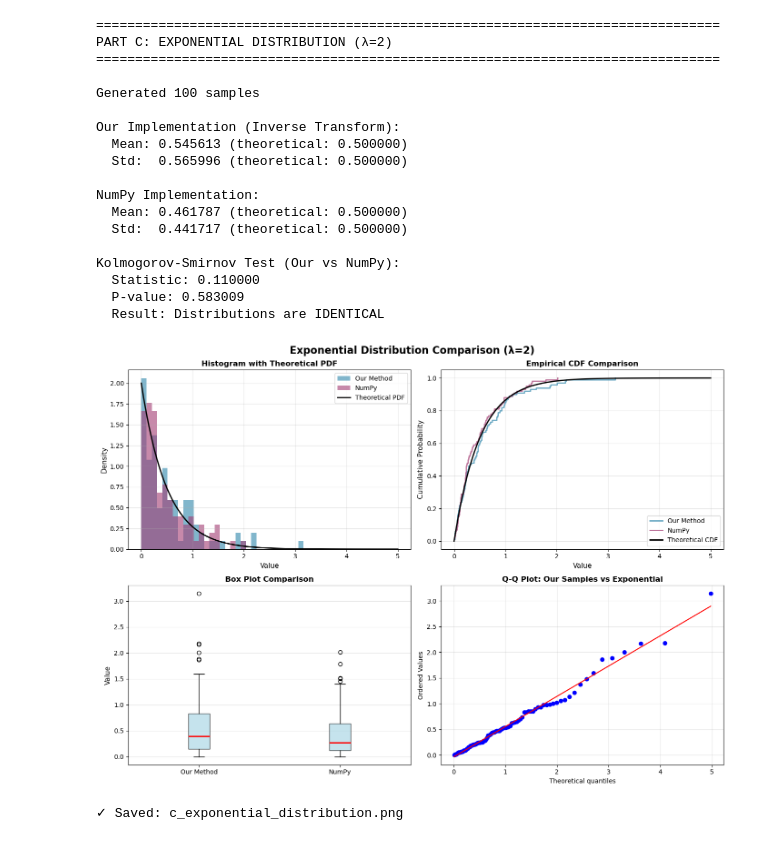
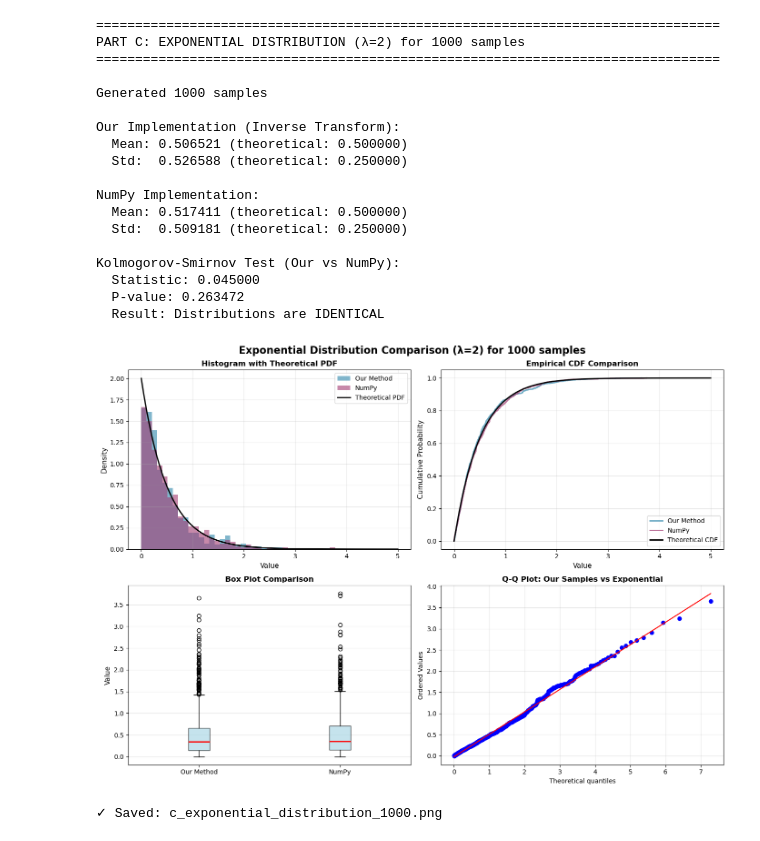
Before and after one commit to giorgoskoufetidis/Computational-Physics, a Jupyter notebook: Computational Mathematics_2/random_generation_numbers.ipynb, the cells around one changed output. Drawn from its saved outputs; the diff is of its cells as text; code cells hidden in the pictures.

Commit message:
Added the plots for exponatial distrubution for different samples, qq plots and cauchy distribution.

```diff
--- a/Computational Mathematics_2/random_generation_numbers.ipynb
+++ b/Computational Mathematics_2/random_generation_numbers.ipynb
@@ -25,23 +25,23 @@ def exponential_inverse_transform(lambda_param, n_samples):
 
 # Generate samples
 lambda_param = 2.0
-n_samples = 100
+n_samples = 1000
 
 our_samples = exponential_inverse_transform(lambda_param, n_samples)
 numpy_samples = np.random.exponential(scale=1/lambda_param, size=n_samples)
 
 # Statistics
 print("="*80)
-print("PART C: EXPONENTIAL DISTRIBUTION (λ=2)")
+print(f"PART C: EXPONENTIAL DISTRIBUTION (λ=2) for {n_samples} samples")
 print("="*80)
 print(f"\nGenerated {n_samples} samples")
 print(f"\nOur Implementation (Inverse Transform):")
 print(f"  Mean: {np.mean(our_samples):.6f} (theoretical: {1/lambda_param:.6f})")
-print(f"  Std:  {np.std(our_samples):.6f} (theoretical: {1/lambda_param:.6f})")
+print(f"  Std:  {np.std(our_samples):.6f} (theoretical: {1/lambda_param**2:.6f})")
 
 print(f"\nNumPy Implementation:")
 print(f"  Mean: {np.mean(numpy_samples):.6f} (theoretical: {1/lambda_param:.6f})")
-print(f"  Std:  {np.std(numpy_samples):.6f} (theoretical: {1/lambda_param:.6f})")
+print(f"  Std:  {np.std(numpy_samples):.6f} (theoretical: {1/lambda_param**2:.6f})")
 
 # Kolmogorov-Smirnov Test
 ks_stat, ks_pval = stats.ks_2samp(our_samples, numpy_samples)
@@ -52,7 +52,7 @@ print(f"  Result: Distributions are {'IDENTICAL' if ks_pval > 0.05 else 'DIFFERE
 
 # Visualization
 fig, axes = plt.subplots(2, 2, figsize=(14, 10))
-fig.suptitle('Exponential Distribution Comparison (λ=2)', fontsize=16, fontweight='bold')
+fig.suptitle(f'Exponential Distribution Comparison (λ=2) for {n_samples} samples', fontsize=16, fontweight='bold')
 
 # Histogram
 ax = axes[0, 0]
@@ -86,45 +86,45 @@ ax.grid(True, alpha=0.3)
 # Box plot
 ax = axes[1, 0]
 ax.boxplot([our_samples, numpy_samples], tick_labels=['Our Method', 'NumPy'],
            patch_artist=True,
            boxprops=dict(facecolor='lightblue', alpha=0.7),
            medianprops=dict(color='red', linewidth=2))
 ax.set_ylabel('Value', fontsize=11)
 ax.set_title('Box Plot Comparison', fontsize=12, fontweight='bold')
 ax.grid(True, alpha=0.3, axis='y')
 
 # Q-Q plot
 ax = axes[1, 1]
 stats.probplot(our_samples, dist="expon", plot=ax)
 ax.set_title('Q-Q Plot: Our Samples vs Exponential', fontsize=12, fontweight='bold')
 ax.grid(True, alpha=0.3)
 
 plt.tight_layout()
 plt.show()
-plt.savefig('c_exponential_distribution.png', dpi=300, bbox_inches='tight')
-print("\n✓ Saved: c_exponential_distribution.png")
+plt.savefig(f'c_exponential_distribution_{n_samples}.png', dpi=300, bbox_inches='tight')
+print(f"\n✓ Saved: c_exponential_distribution_{n_samples}.png")
 plt.close()
 # %% [output]
 ================================================================================
-PART C: EXPONENTIAL DISTRIBUTION (λ=2)
+PART C: EXPONENTIAL DISTRIBUTION (λ=2) for 1000 samples
 ================================================================================
 
-Generated 100 samples
+Generated 1000 samples
 
 Our Implementation (Inverse Transform):
-  Mean: 0.545613 (theoretical: 0.500000)
-  Std:  0.565996 (theoretical: 0.500000)
+  Mean: 0.506521 (theoretical: 0.500000)
+  Std:  0.526588 (theoretical: 0.250000)
 
 NumPy Implementation:
-  Mean: 0.461787 (theoretical: 0.500000)
-  Std:  0.441717 (theoretical: 0.500000)
+  Mean: 0.517411 (theoretical: 0.500000)
+  Std:  0.509181 (theoretical: 0.250000)
 
 Kolmogorov-Smirnov Test (Our vs NumPy):
-  Statistic: 0.110000
-  P-value: 0.583009
+  Statistic: 0.045000
+  P-value: 0.263472
   Result: Distributions are IDENTICAL
-[figure, old version]
+[figure, new version]
-✓ Saved: c_exponential_distribution.png
+✓ Saved: c_exponential_distribution_1000.png
 # %%
 
 # =============================================================================
```
Also changed, not shown: parts of 5 cells of this notebook, 7 other files.
